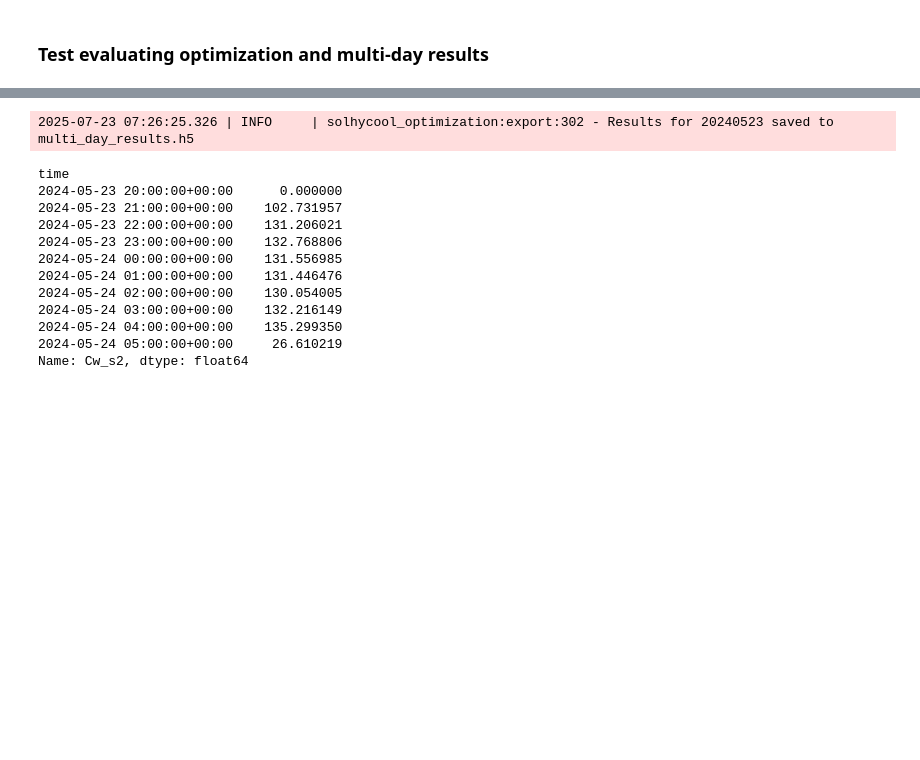
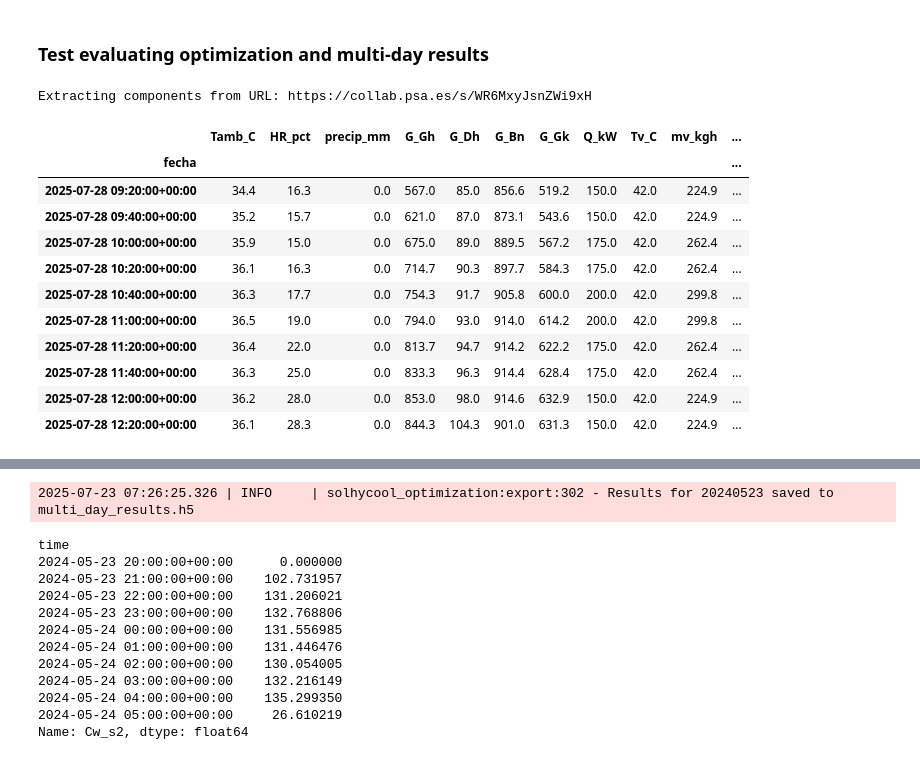
Before and after one commit to juan11iguel/SOLhycool, a Jupyter notebook: deployment/notebooks/tests.ipynb, the cells around one changed output, grey strips where cells are left out. Cells and saved outputs as stored; diff of their text form; code cells hidden in the pictures; blank space fills up the shorter version.

```diff
--- a/deployment/notebooks/tests.ipynb
+++ b/deployment/notebooks/tests.ipynb
@@ -233,16 +239,31 @@ visualizer.plot_results()
 ### Test evaluating optimization and multi-day results
 # %%
 # read_environment task
-from deployment import get_data, extract_url_components, build_file_url
+from solhycool_deployment import get_data, extract_url_components, build_file_url
 
 url = "https://collab.psa.es/s/WR6MxyJsnZWi9xH"
 file_id = "environment"
 
 request_url = build_file_url(
     url=url,
     file_id=file_id,
     ext="csv"
 )
 
 df_env = get_data(request_url)
 # df_env.iloc[20:30]
+df_env
+# %% [output]
+Extracting components from URL: https://collab.psa.es/s/WR6MxyJsnZWi9xH
+|  | Tamb_C | HR_pct | precip_mm | G_Gh | G_Dh | G_Bn | G_Gk | Q_kW | Tv_C | mv_kgh | ... |
+| fecha |  |  |  |  |  |  |  |  |  |  | ... |
+| 2025-07-28 09:20:00+00:00 | 34.4 | 16.3 | 0.0 | 567.0 | 85.0 | 856.6 | 519.2 | 150.0 | 42.0 | 224.9 | ... |
+| 2025-07-28 09:40:00+00:00 | 35.2 | 15.7 | 0.0 | 621.0 | 87.0 | 873.1 | 543.6 | 150.0 | 42.0 | 224.9 | ... |
+| 2025-07-28 10:00:00+00:00 | 35.9 | 15.0 | 0.0 | 675.0 | 89.0 | 889.5 | 567.2 | 175.0 | 42.0 | 262.4 | ... |
+| 2025-07-28 10:20:00+00:00 | 36.1 | 16.3 | 0.0 | 714.7 | 90.3 | 897.7 | 584.3 | 175.0 | 42.0 | 262.4 | ... |
+| 2025-07-28 10:40:00+00:00 | 36.3 | 17.7 | 0.0 | 754.3 | 91.7 | 905.8 | 600.0 | 200.0 | 42.0 | 299.8 | ... |
+| 2025-07-28 11:00:00+00:00 | 36.5 | 19.0 | 0.0 | 794.0 | 93.0 | 914.0 | 614.2 | 200.0 | 42.0 | 299.8 | ... |
+| 2025-07-28 11:20:00+00:00 | 36.4 | 22.0 | 0.0 | 813.7 | 94.7 | 914.2 | 622.2 | 175.0 | 42.0 | 262.4 | ... |
+| 2025-07-28 11:40:00+00:00 | 36.3 | 25.0 | 0.0 | 833.3 | 96.3 | 914.4 | 628.4 | 175.0 | 42.0 | 262.4 | ... |
+| 2025-07-28 12:00:00+00:00 | 36.2 | 28.0 | 0.0 | 853.0 | 98.0 | 914.6 | 632.9 | 150.0 | 42.0 | 224.9 | ... |
+| 2025-07-28 12:20:00+00:00 | 36.1 | 28.3 | 0.0 | 844.3 | 104.3 | 901.0 | 631.3 | 150.0 | 42.0 | 224.9 | ... |
```
Also changed, not shown: parts of 12 cells of this notebook, 7 other files.
